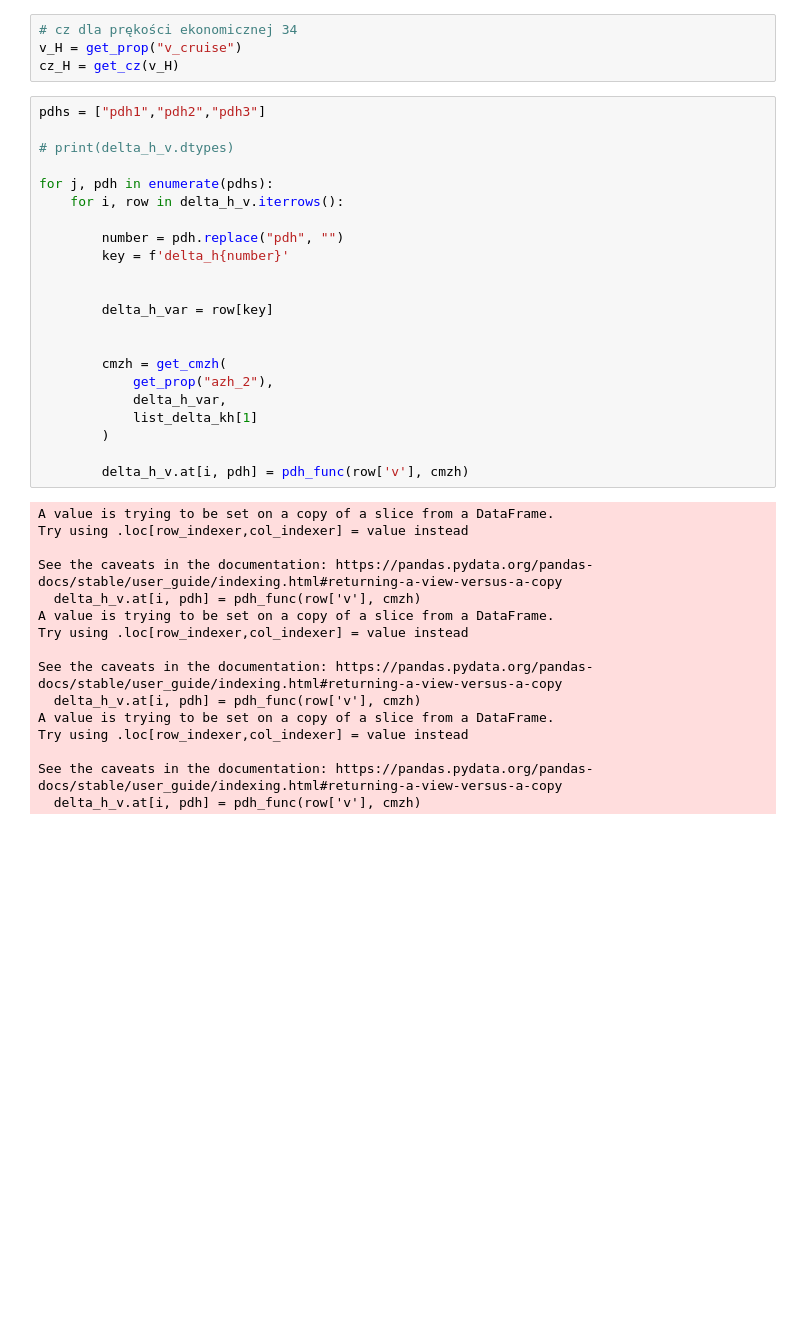
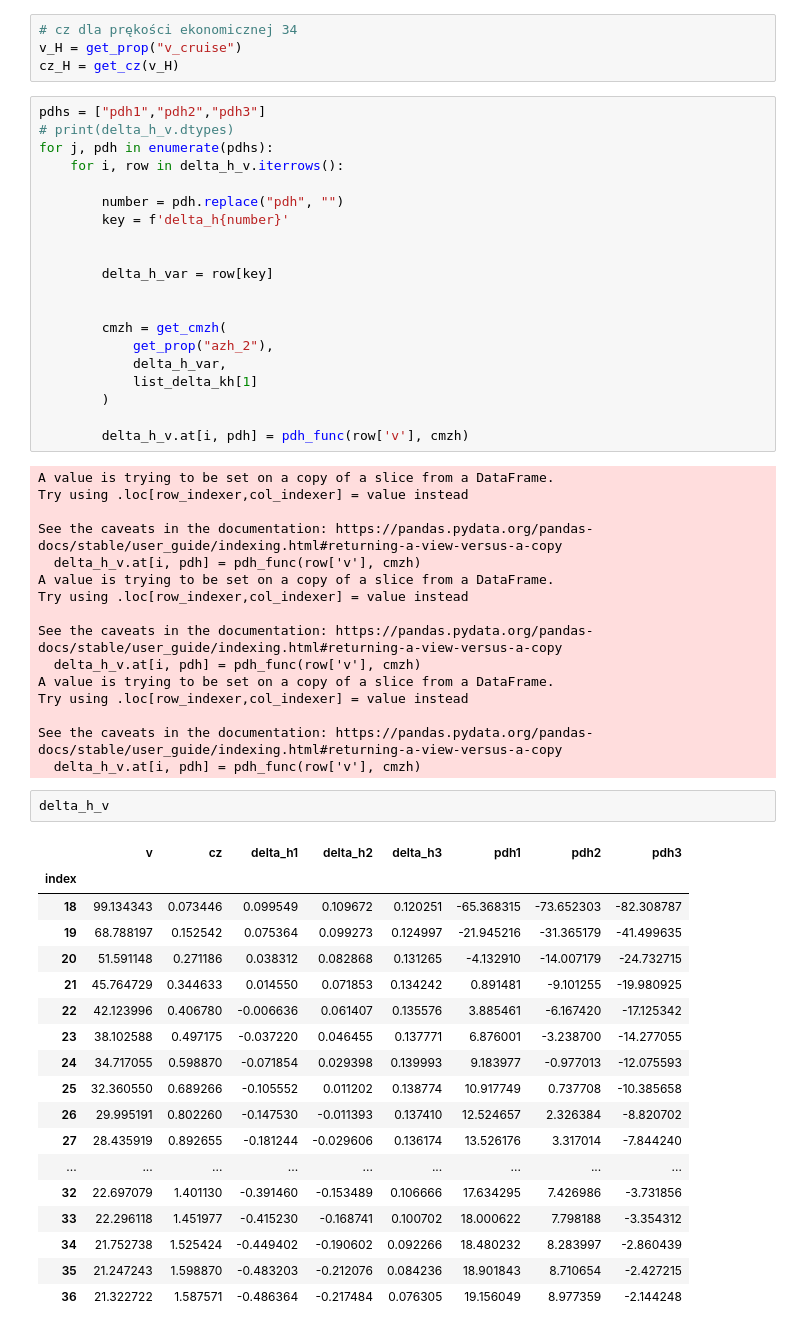
Before and after one commit to mahromir/FLIGHT_MECHANICS, a Jupyter notebook: proj9/src/ml_proj9.ipynb, the cells around one changed output. Cells and saved outputs as stored; diff of their text form; blank space fills up the shorter version.

Commit message:
pr9.v1:Fixed tables and final corections

```diff
--- a/proj9/src/ml_proj9.ipynb
+++ b/proj9/src/ml_proj9.ipynb
@@ -289,9 +284,7 @@ v_H = get_prop("v_cruise")
 cz_H = get_cz(v_H)
 # %%
 pdhs = ["pdh1","pdh2","pdh3"]
-
 # print(delta_h_v.dtypes)
-
 for j, pdh in enumerate(pdhs):
     for i, row in delta_h_v.iterrows():
 
@@ -325,6 +318,27 @@ Try using .loc[row_indexer,col_indexer] = value instead
 
 See the caveats in the documentation: https://pandas.pydata.org/pandas-docs/stable/user_guide/indexing.html#returning-a-view-versus-a-copy
   delta_h_v.at[i, pdh] = pdh_func(row['v'], cmzh)
+# %%
+delta_h_v
+# %% [output]
+|  | v | cz | delta_h1 | delta_h2 | delta_h3 | pdh1 | pdh2 | pdh3 |
+| index |  |  |  |  |  |  |  |  |
+| 18 | 99.134343 | 0.073446 | 0.099549 | 0.109672 | 0.120251 | -65.368315 | -73.652303 | -82.308787 |
+| 19 | 68.788197 | 0.152542 | 0.075364 | 0.099273 | 0.124997 | -21.945216 | -31.365179 | -41.499635 |
+| 20 | 51.591148 | 0.271186 | 0.038312 | 0.082868 | 0.131265 | -4.132910 | -14.007179 | -24.732715 |
+| 21 | 45.764729 | 0.344633 | 0.014550 | 0.071853 | 0.134242 | 0.891481 | -9.101255 | -19.980925 |
+| 22 | 42.123996 | 0.406780 | -0.006636 | 0.061407 | 0.135576 | 3.885461 | -6.167420 | -17.125342 |
+| 23 | 38.102588 | 0.497175 | -0.037220 | 0.046455 | 0.137771 | 6.876001 | -3.238700 | -14.277055 |
+| 24 | 34.717055 | 0.598870 | -0.071854 | 0.029398 | 0.139993 | 9.183977 | -0.977013 | -12.075593 |
+| 25 | 32.360550 | 0.689266 | -0.105552 | 0.011202 | 0.138774 | 10.917749 | 0.737708 | -10.385658 |
+| 26 | 29.995191 | 0.802260 | -0.147530 | -0.011393 | 0.137410 | 12.524657 | 2.326384 | -8.820702 |
+| 27 | 28.435919 | 0.892655 | -0.181244 | -0.029606 | 0.136174 | 13.526176 | 3.317014 | -7.844240 |
+| ... | ... | ... | ... | ... | ... | ... | ... | ... |
+| 32 | 22.697079 | 1.401130 | -0.391460 | -0.153489 | 0.106666 | 17.634295 | 7.426986 | -3.731856 |
+| 33 | 22.296118 | 1.451977 | -0.415230 | -0.168741 | 0.100702 | 18.000622 | 7.798188 | -3.354312 |
+| 34 | 21.752738 | 1.525424 | -0.449402 | -0.190602 | 0.092266 | 18.480232 | 8.283997 | -2.860439 |
+| 35 | 21.247243 | 1.598870 | -0.483203 | -0.212076 | 0.084236 | 18.901843 | 8.710654 | -2.427215 |
+| 36 | 21.322722 | 1.587571 | -0.486364 | -0.217484 | 0.076305 | 19.156049 | 8.977359 | -2.144248 |
 # %%
 import matplotlib.pyplot as plt
 
```
Also changed, not shown: parts of 9 cells of this notebook, 10 other files.
